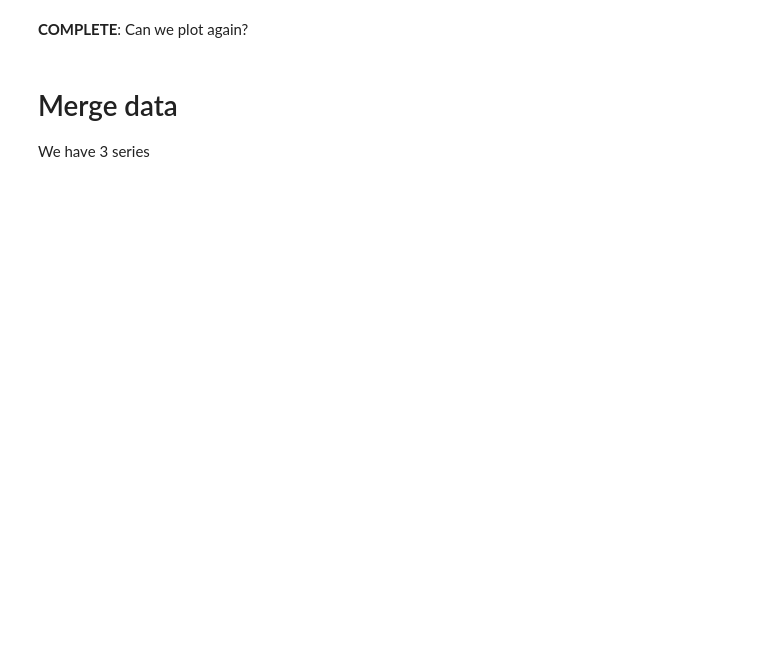
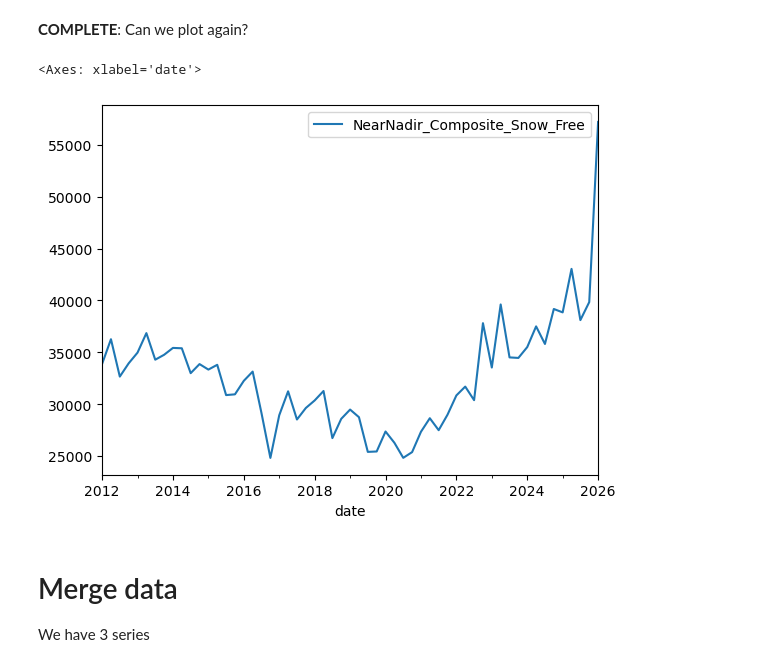
Before and after one commit to CCBeconomics/nowcasting, a Jupyter notebook: DC/activity/act1_python_basics.ipynb, the cells around one changed output. Drawn from its saved outputs; the diff is of its cells as text; code cells hidden in the pictures; blank space fills up the shorter version.

```diff
--- a/DC/activity/act1_python_basics.ipynb
+++ b/DC/activity/act1_python_basics.ipynb
@@ -47,4 +75,4 @@ Open NTL data
 # %%
-df_ntl = pd.read_csv()
+df_ntl = pd.read_csv('../data/blk_ntl.csv', index_col='date', parse_dates=True)  # load the nightlights data into a DataFrame
 
 df_ntl.head(10)  # show the first 10 rows (.tail shows last; .head shows first)
@@ -53,5 +95,6 @@ Keep (select) only the average column
 # %%
 # Double brackets [[ ]] select a subset of columns and return a DataFrame (single brackets return a Series)
-# YOUR CODE HERE: put the column name you want to keep inside the inner brackets, e.g. df_ntl[['average']]
-df_ntl = df_ntl
+# YOUR CODE HERE: put the column name you want to keep inside the inner brackets,
+# e.g. df_ntl[['some_column']]   (the text above tells you which one)
+df_ntl = df_ntl[['NearNadir_Composite_Snow_Free']]
 df_ntl.head(5)
@@ -71,5 +125,5 @@ Resample the data into quarterly frequency.
 # %%
 # YOUR CODE HERE: pass a frequency string inside resample(), e.g. resample('QS') for Quarter Start
 # .mean() then averages all monthly values that fall within each quarter
-df_ntl = df_ntl.resample().mean()
+df_ntl = df_ntl.resample('QS').mean()
 df_ntl.tail(10)
@@ -88,7 +164,3 @@ This is just a column but if there were more, there could still be missing value
-# %%
-# dropna() with no arguments defaults to how='any': drops a row if ANY column has NaN
-df_ntl = df_ntl
-df_ntl.tail(5)
 # %% [markdown]
 Descriptive statistics here
 # %%
@@ -97,6 +179,10 @@ df_ntl.describe()  # returns count, mean, std, min, quartiles, and max for each
 **COMPLETE**: Can we plot again?
 # %%
 # YOUR CODE HERE: call .plot()
+df_ntl.plot()
+# %% [output]
+<Axes: xlabel='date'>
+[figure, added]
 # %% [markdown]
 # Merge data
 
```
Also changed, not shown: parts of 30 cells of this notebook.
